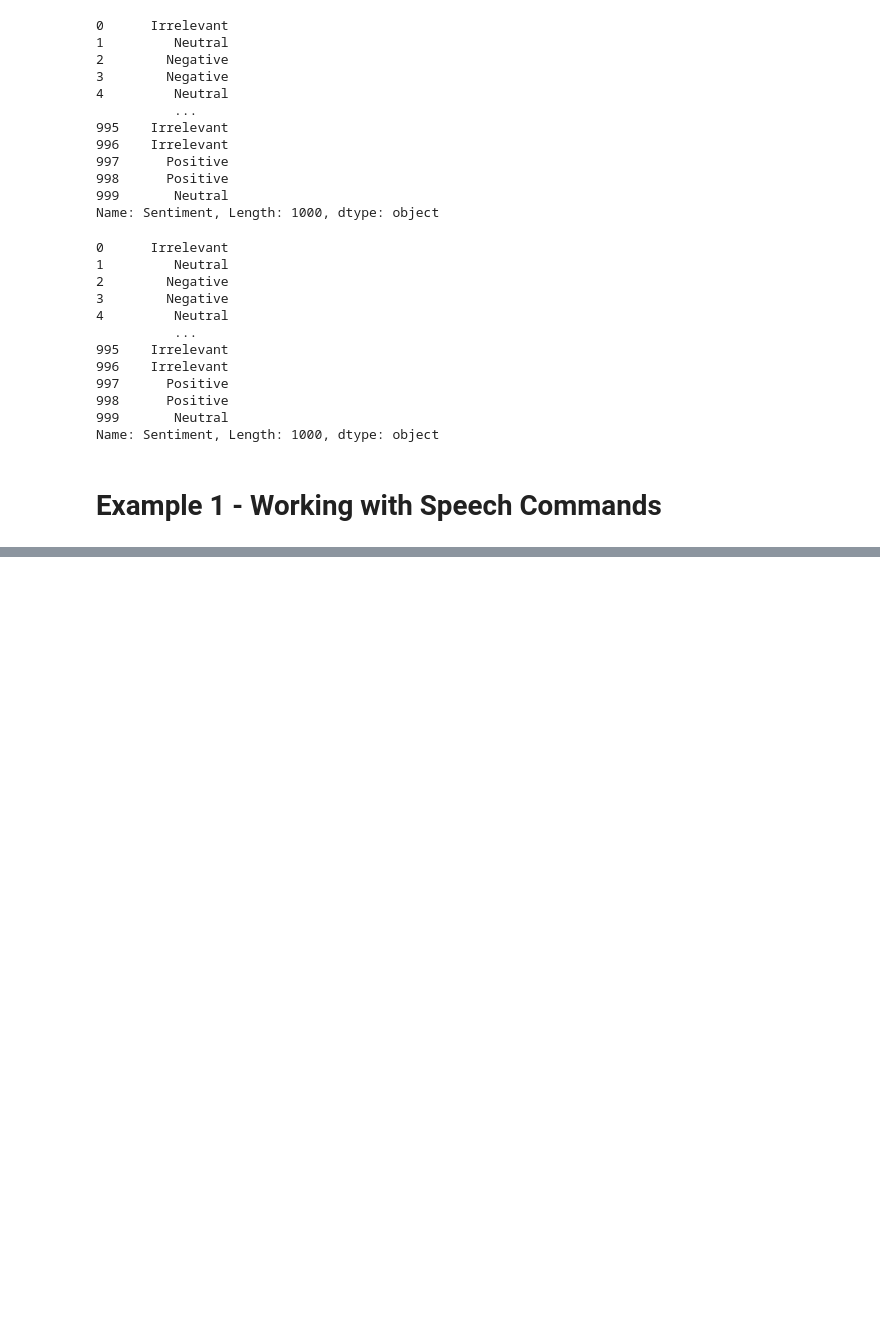
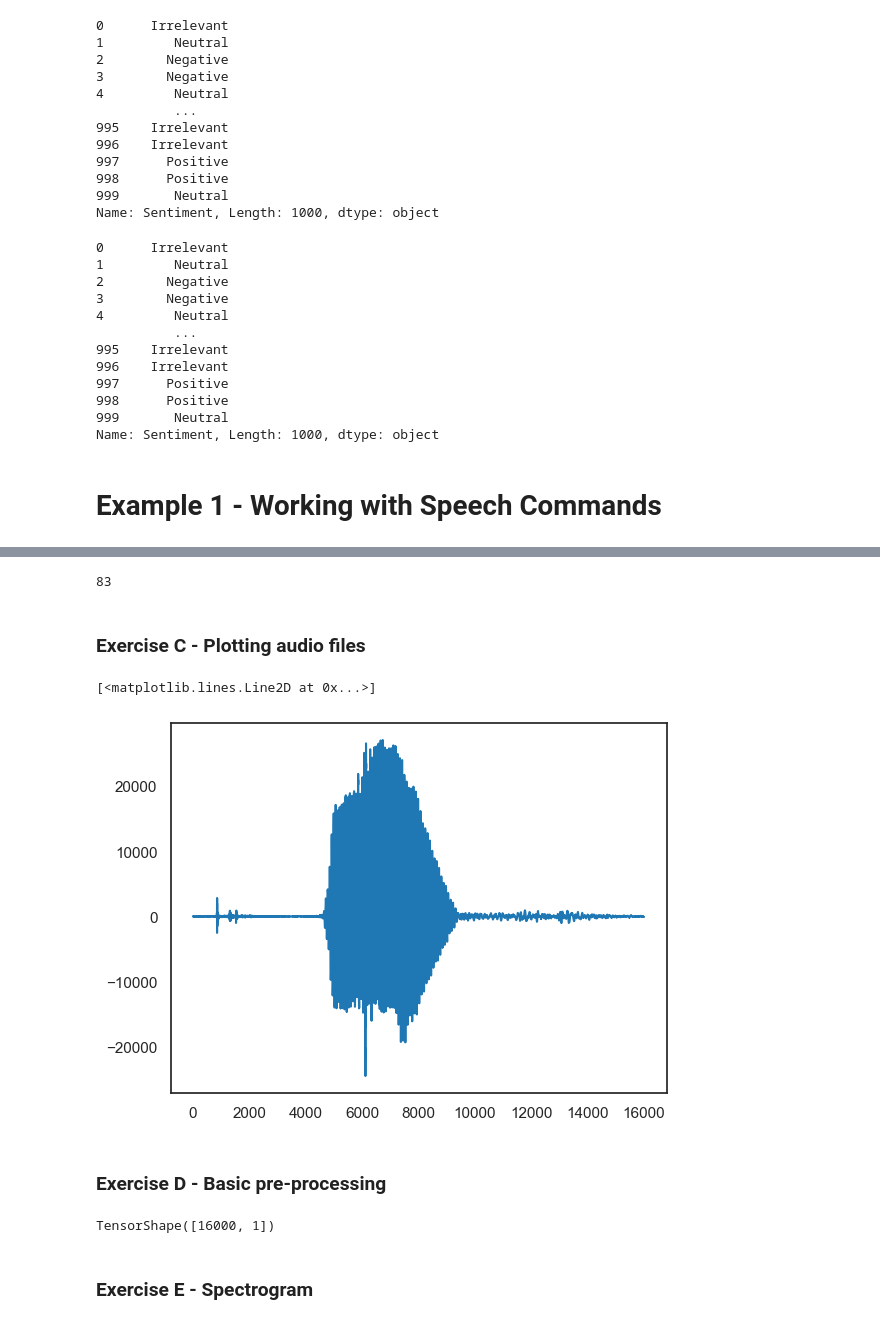
Before and after one commit to MuhammadUmerKhan/Python_Files, a Jupyter notebook: All Files/IBM ML/Deep Learning/types_of_sequencial_data.ipynb, the cells around one changed output, grey strips where cells are left out. Drawn from its saved outputs; the diff is of its cells as text; code cells hidden in the pictures; blank space fills up the shorter version.

Commit message:
Sequencial Data

```diff
--- a/All Files/IBM ML/Deep Learning/types_of_sequencial_data.ipynb
+++ b/All Files/IBM ML/Deep Learning/types_of_sequencial_data.ipynb
@@ -495,3 +497,8 @@ Y_train_tfidf
 Name: Sentiment, Length: 1000, dtype: object
 # %% [markdown]
 # Example 1 - Working with Speech Commands
+# %%
+data_dir="./mini_speech_commands/mini_speech_commands"
+commands = np.array(tf.io.gfile.listdir(str(data_dir)))
+commands = commands[commands != './data/mini_speech_commands/README.md']
+commands
@@ -497,0 +531,6 @@ Name: Sentiment, Length: 1000, dtype: object
+# %%
+num_sample
+# %% [output]
+83
+# %% [markdown]
+### Exercise C - Plotting audio files
@@ -497,0 +539,11 @@ Name: Sentiment, Length: 1000, dtype: object
+# %%
+test_file_name = '/no/97f4c236_nohash_3.wav'
+# %%
+rate, test_file = read(data_dir+test_file_name)
+# %%
+plt.plot(test_file)
+# %% [output]
+[<matplotlib.lines.Line2D at 0x...>]
+[figure, added]
+# %% [markdown]
+### Exercise D - Basic pre-processing
@@ -497,0 +553,6 @@ Name: Sentiment, Length: 1000, dtype: object
+# %%
+test_audio.shape
+# %% [output]
+TensorShape([16000, 1])
+# %% [markdown]
+### Exercise E - Spectrogram
```
Also changed, not shown: parts of 38 cells of this notebook, 2 other files.
